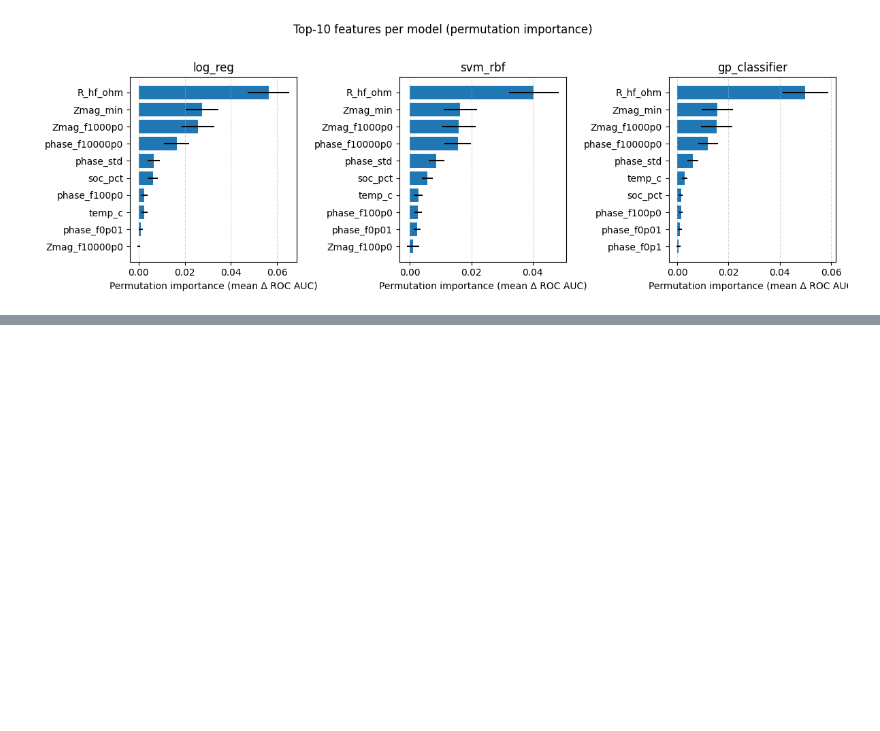
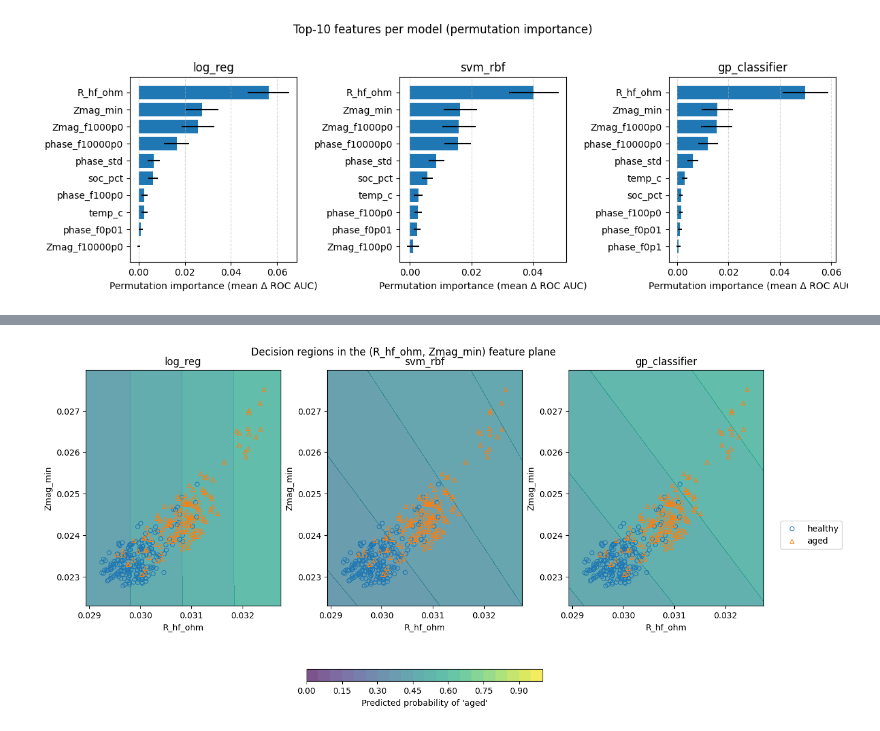
Before and after one commit to ChouaibB/battery-diagnostics-impedance-ml-examples, a Jupyter notebook: notebooks/03_Healthy_vs_Aged_Classification_from_EIS.ipynb, the cells around one changed output, grey strips where cells are left out. Drawn from its saved outputs; the diff is of its cells as text; code cells hidden in the pictures; blank space fills up the shorter version.

Commit message:
decision regions + comment --> wrap-up for now

```diff
--- a/notebooks/03_Healthy_vs_Aged_Classification_from_EIS.ipynb
+++ b/notebooks/03_Healthy_vs_Aged_Classification_from_EIS.ipynb
@@ -809,0 +823,89 @@ plt.show()
+# %%
+from sklearn.inspection import DecisionBoundaryDisplay
+from sklearn.base import clone
+
+# Common 2D feature plane chosen from permutation importance
+key_features_2d = ["R_hf_ohm", "Zmag_min"]
+X_2d = features_df.loc[:, key_features_2d].values
+
+# Data ranges for nicer zoom
+x_min, x_max = X_2d[:, 0].min(), X_2d[:, 0].max()
+y_min, y_max = X_2d[:, 1].min(), X_2d[:, 1].max()
+pad_x = 0.1 * (x_max - x_min)
+pad_y = 0.1 * (y_max - y_min)
+
+fig, axes = plt.subplots(
+    1,
+    3,
+    figsize=(12, 6),
+    sharey=False,
+    constrained_layout=True,  # instead of tight_layout + warning
+)
+
+colors = {0: "C0", 1: "C1"}
+contour_ref = None  # to attach a shared colorbar later
+
+for ax, model_name in zip(axes, model_order):
+    clf_2d = clone(final_models[model_name])
+    clf_2d.fit(X_2d, y)
+
+    disp = DecisionBoundaryDisplay.from_estimator(
+        clf_2d,
+        X_2d,
+        response_method="predict_proba",
+        plot_method="contourf",
+        ax=ax,
+        alpha=0.7,
+        levels=20,
+        vmin=0.0,
+        vmax=1.0,   # same prob scale across plots
+    )
+
+    if contour_ref is None:
+        contour_ref = disp.surface_
+
+    # Overlay data points (0 = healthy, 1 = aged)
+    for label, marker, label_name in zip([0, 1], ["o", "^"], ["healthy", "aged"]):
+        mask = y == label
+        ax.scatter(
+            X_2d[mask, 0],
+            X_2d[mask, 1],
+            marker=marker,
+            s=25,
+            facecolors="none",
+            edgecolors=colors[label],
+            linewidth=0.8,
+            label=label_name if model_name == model_order[0] else None,
+        )
+
+    ax.set_xlim(x_min - pad_x, x_max + pad_x)
+    ax.set_ylim(y_min - pad_y, y_max + pad_y)
+    ax.set_xlabel(key_features_2d[0])
+    ax.set_ylabel(key_features_2d[1])
+    ax.set_title(model_name)
+
+# Point legend on the right
+handles, labels = axes[0].get_legend_handles_labels()
+fig.legend(
+    handles,
+    labels,
+    loc="center left",
+    bbox_to_anchor=(1.02, 0.5),   # outside, vertically centred
+    borderaxespad=0.0,
+)
+
+# Shared horizontal colourbar at bottom center
+cbar = fig.colorbar(
+    contour_ref,
+    ax=axes.ravel().tolist(),
+    orientation="horizontal",
+    fraction=0.05,
+    pad=0.15,
+)
+cbar.set_label("Predicted probability of 'aged'")
+
+fig.suptitle("Decision regions in the (R_hf_ohm, Zmag_min) feature plane", y=1.02)
+
+plt.show()
+# %% [output]
+[figure, added]
```
Also changed, not shown: parts of 3 cells of this notebook.
